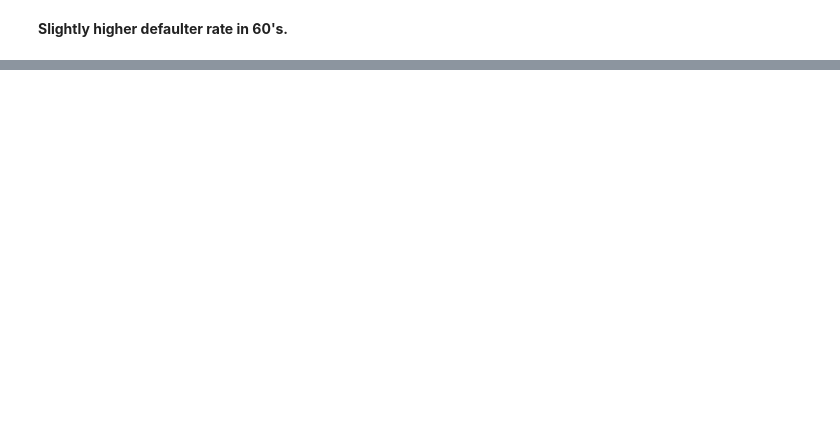
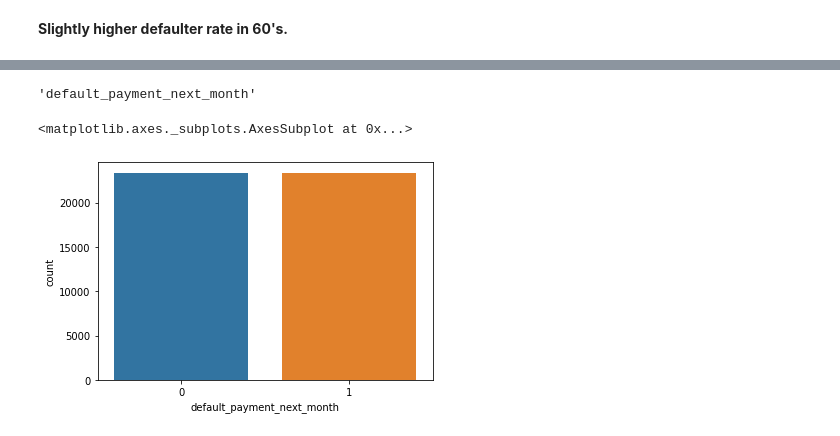
Before and after one commit to SwenFereira/Swen-Fereira-Card-Default-Prediction---Capstone-Project, a Jupyter notebook: Final_Copy_of_Swen_Fereira_Card_Default_Prediction_Capstone_Project.ipynb, the cells around one changed output, grey strips where cells are left out. Cells and saved outputs as stored; diff of their text form; code cells hidden in the pictures; blank space fills up the shorter version.

```diff
--- a/Final_Copy_of_Swen_Fereira_Card_Default_Prediction_Capstone_Project.ipynb
+++ b/Final_Copy_of_Swen_Fereira_Card_Default_Prediction_Capstone_Project.ipynb
@@ -613,0 +648,11 @@ plt.show()
+# %%
+#import the module
+from imblearn.over_sampling import SMOTE
+
+smote = SMOTE()
+
+# fit predictor and target variable
+x_smote, y_smote = smote.fit_resample(credit_df.iloc[:,0:-1], credit_df['default_payment_next_month'])
+
+print('Original dataset shape', len(credit_df))
+print('Resampled dataset shape', len(y_smote))
@@ -613,0 +678,14 @@ plt.show()
+# %%
+columns = list(credit_df.columns)
+columns.pop()
+# %% [output]
+'default_payment_next_month'
+# %%
+balance_df = pd.DataFrame(x_smote, columns=columns)
+balance_df['default_payment_next_month'] = y_smote
+# %%
+#plot the count plot after smote
+sns.countplot('default_payment_next_month', data = balance_df)
+# %% [output]
+<matplotlib.axes._subplots.AxesSubplot at 0x...>
+[figure, added]
```
Also changed, not shown: parts of 12 cells of this notebook.
